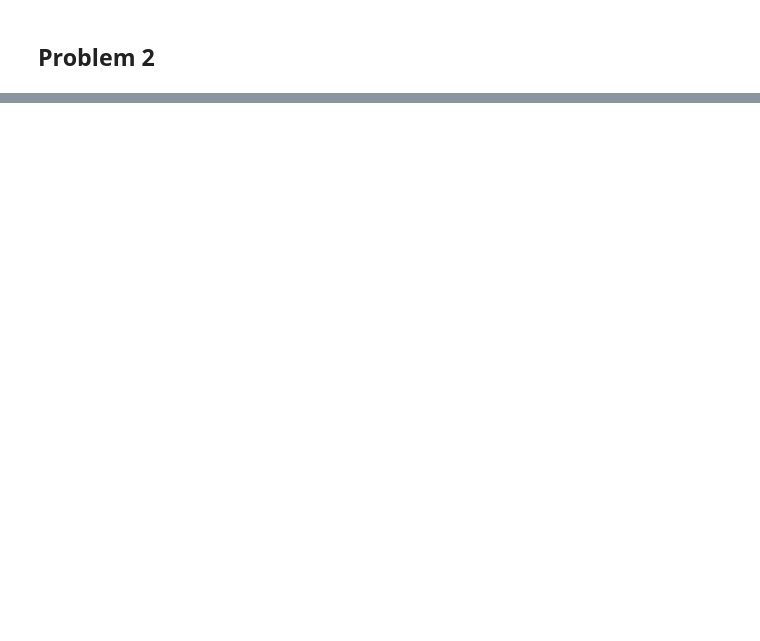
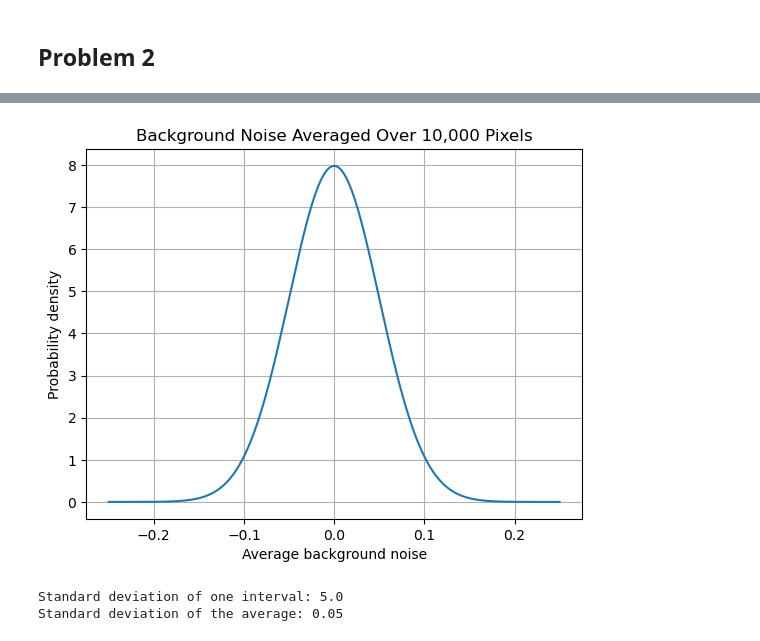
Before and after one commit to willmhstelter/Stelter434, a Jupyter notebook: Lab2_Stelter.ipynb, the cells around one changed output, grey strips where cells are left out. Cells and saved outputs as stored; diff of their text form; code cells hidden in the pictures; blank space fills up the shorter version.

```diff
--- a/Lab2_Stelter.ipynb
+++ b/Lab2_Stelter.ipynb
@@ -198,0 +333,34 @@ ValueError: x and y must have same first dimension, but have shapes (100,) and (
+# %%
+# Background noise of constant width Gaussian aka standard deviation of one pixel
+sigma = 5.0
+
+# Number of independent observing pixels
+N = 10_000
+
+# Define standard deviation of the entire background
+sigma_average = sigma / np.sqrt(N)
+
+# Set the values over which to plot the probability density
+x = np.linspace(-0.25, 0.25, 1000)
+
+# Probability density of the averaged background
+pdf_average = stats.norm.pdf(
+    x,
+    loc=0,
+    scale=sigma_average
+)
+
+# Plot the result
+plt.plot(x, pdf_average)
+plt.xlabel("Average background noise")
+plt.ylabel("Probability density")
+plt.title("Background Noise Averaged Over 10,000 Pixels")
+plt.grid()
+plt.show()
+
+print("Standard deviation of one interval:", sigma)
+print("Standard deviation of the average:", sigma_average)
+# %% [output]
+[figure, added]
+Standard deviation of one interval: 5.0
+Standard deviation of the average: 0.05
```
Also changed, not shown: parts of 24 cells of this notebook.
